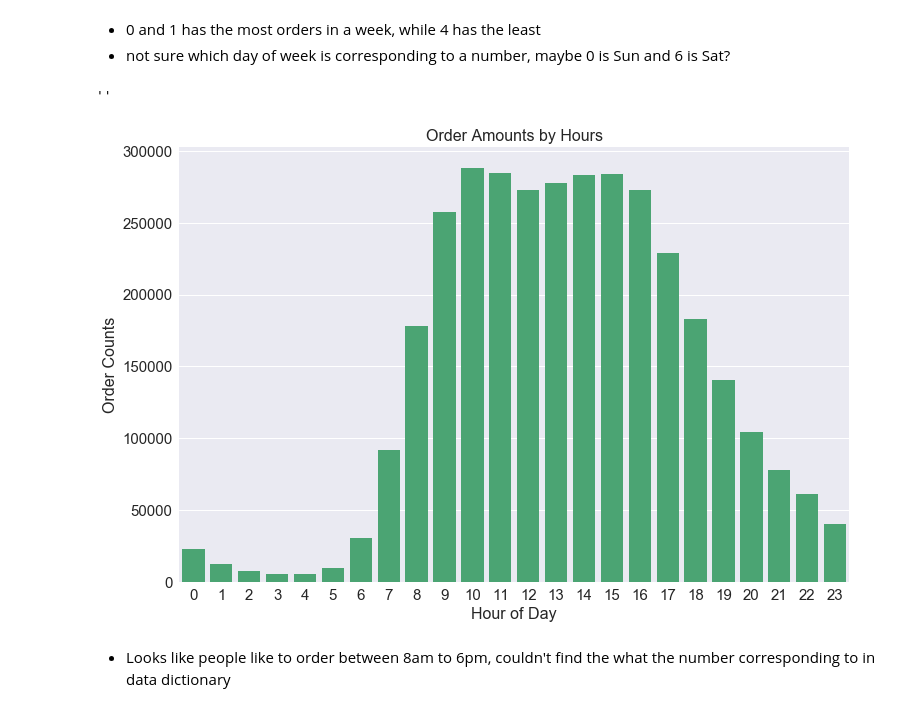
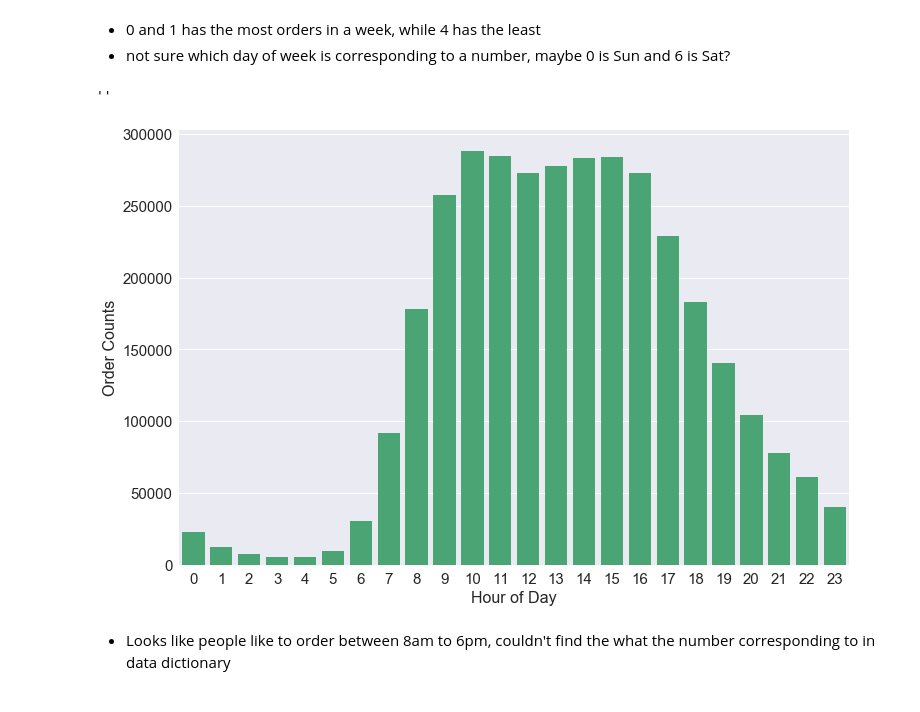
Before and after one commit to khsio/project_kojak, a Jupyter notebook: Project_Kojak_EDA.ipynb, the cells around one changed output. Drawn from its saved outputs; the diff is of its cells as text; code cells hidden in the pictures.

```diff
--- a/Project_Kojak_EDA.ipynb
+++ b/Project_Kojak_EDA.ipynb
@@ -226,16 +281,16 @@ plt.yticks(fontsize=15)
 # %%
 plt.figure(figsize=(12,8))
 sns.countplot(x=orders.order_hour_of_day, color='mediumseagreen')
 
-plt.title("Order Amounts by Hours", fontsize=16)
+#plt.title("Order Amounts by Hours", fontsize=16)
 plt.xlabel('Hour of Day', fontsize=16)
 plt.xticks(fontsize=15)
 plt.ylabel('Order Counts', fontsize=16)
 plt.yticks(fontsize=15)
 ;
 # %% [output]
 ''
-[figure, old version]
+[figure, new version]
 # %% [markdown]
 - Looks like people like to order between 8am to 6pm, couldn't find the what the number corresponding to in data dictionary
 # %%
```
Also changed, not shown: parts of 10 cells of this notebook.
